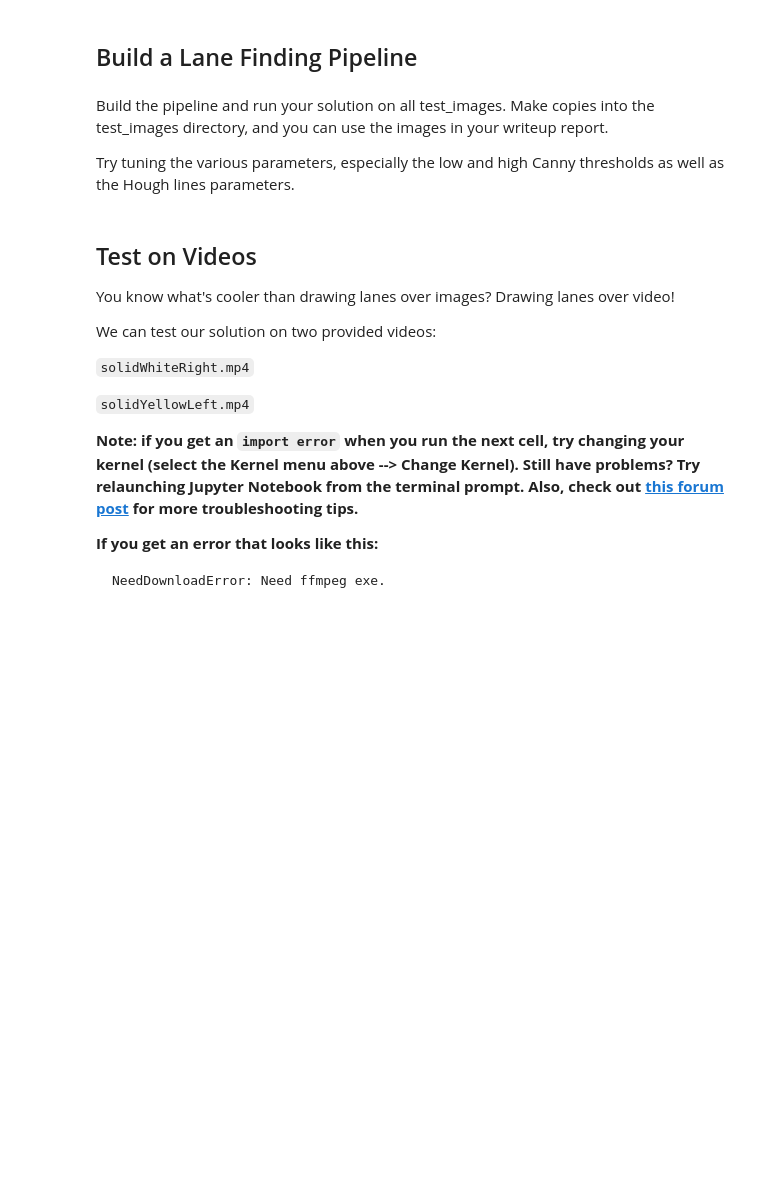
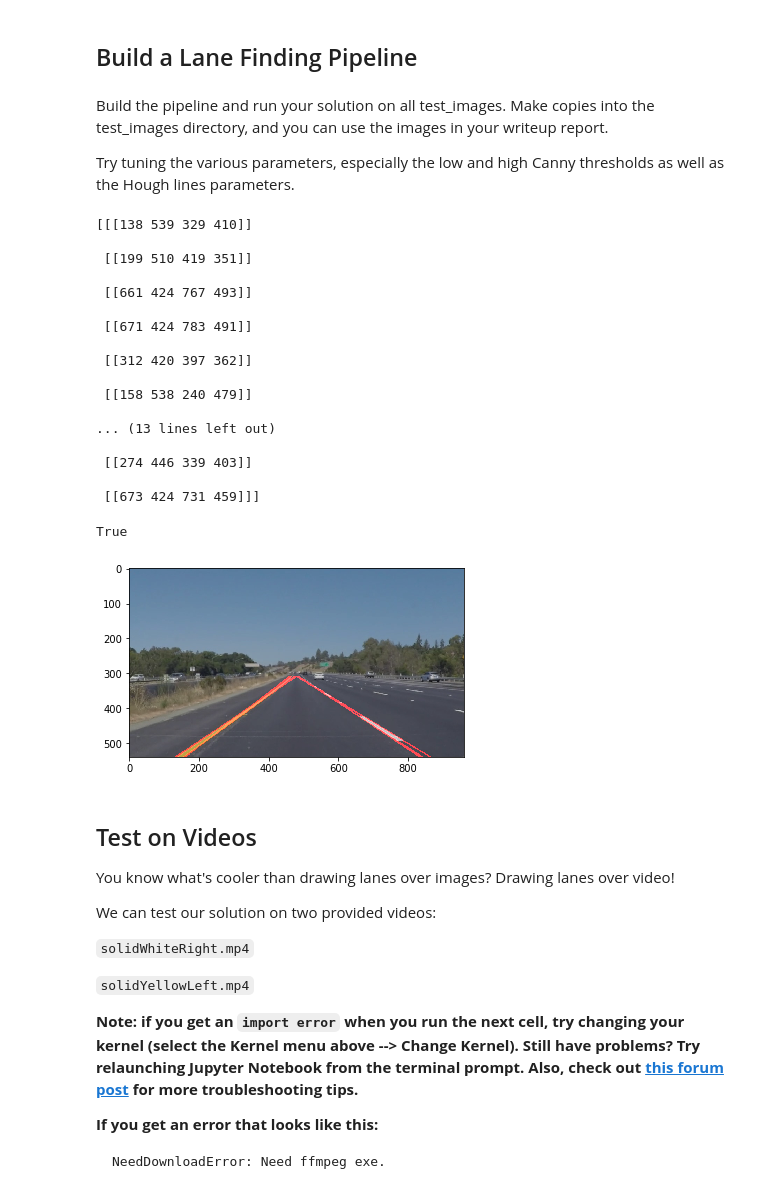
Before and after one commit to olpotkin/LaneLinesDetector-P1, a Jupyter notebook: P1.ipynb, the cells around one changed output. Drawn from its saved outputs; the diff is of its cells as text; code cells hidden in the pictures; blank space fills up the shorter version.

Commit message:
Add x-axis extrapolation for lines (pictures module)

```diff
--- a/P1.ipynb
+++ b/P1.ipynb
@@ -236,9 +236,19 @@ def hough_lines(img, rho, theta, threshold, min_line_len, max_line_gap):
 
 # Draws `lines` with `color` and `thickness`
 def draw_lines(img, lines, color=[255, 0, 0], thickness=2):
+    print(lines)
+
     for line in lines:
         for x1,y1,x2,y2 in line:
-            cv2.line(img, (x1, y1), (x2, y2), color, thickness)
+            # X-EXTRAPOLATION:
+            # x = x1 + ((y-y1)*(x2-x1))/(y2-y1)
+            y_btm = img.shape[0]
+            x_btm = int(x1 + ((y_btm-y1)*(x2-x1))/(y2-y1))
+            y_top = 310
+            x_top = int(x1 + ((y_top-y1)*(x2-x1))/(y2-y1))
+
+            #cv2.line(img, (x1, y1), (x2, y2), color, thickness)
+            cv2.line(img, (x_btm, y_btm), (x_top, y_top), color, thickness)
 
 # The result image is computed as follows:
 # initial_img * α + img * β + λ
@@ -255,7 +265,7 @@ def weighted_img(img, initial_img, alpha=0.8, beta=1., gamma=0.):
 # whiteCarLaneSwitch.jpg
 
 # 1. Reading in an image
-image = mpimg.imread('test_images/solidWhiteCurve.jpg')
+image = mpimg.imread('test_images/solidYellowLeft.jpg')
 
 # 2. Apply grayscale transform
 gray_image = grayscale(image)
@@ -267,34 +277,54 @@ blur_gray_image = gaussian_blur(gray_image, kernel_size)
 plt.imshow(blur_gray_image, cmap='gray')
 
 # 4. Define our parameters for Canny and apply
 low_threshold = 50
 high_threshold = 160
 canny_image = canny(blur_gray_image, low_threshold, 160)
 plt.imshow(canny_image, cmap='gray')
 
 # 5. Define image mask (polygon of interest)
 imshape = image.shape
-vertices = np.array([[(50, imshape[0]), (480, 310), (490, 310), (imshape[1], imshape[0])]], dtype=np.int32)
+vertices = np.array([[(50, imshape[0]), (480, 320), (490, 320), (imshape[1], imshape[0])]], dtype=np.int32)
 masked_image = region_of_interest(canny_image, vertices)
 plt.imshow(masked_image, cmap='gray')
 
 # 6.1 Define the Hough transform parameters
 rho = 2                # distance resolution in pixels of the Hough grid
 theta = np.pi/180      # angular resolution in radians of the Hough grid
 threshold = 30         # minimum number of votes (intersections in Hough grid cell)
 min_line_length = 20   # minimum number of pixels making up a line
 max_line_gap = 20      # maximum gap in pixels between connectable line segments
 # 6.2 Run Hough on edge detected image
 line_img = hough_lines(masked_image, rho, theta, threshold, min_line_length, max_line_gap)
 plt.imshow(line_img)
 
 # 7. Get result image
 result_image = weighted_img(line_img, image)
 plt.imshow(result_image)
 
 # Save result image to file
 backtorgb = cv2.cvtColor(result_image, cv2.COLOR_BGR2RGB)
 cv2.imwrite("examples/result_image.jpg", backtorgb)
+# %% [output]
+[[[138 539 329 410]]
+
+ [[199 510 419 351]]
+
+ [[661 424 767 493]]
+
+ [[671 424 783 491]]
+
+ [[312 420 397 362]]
+
+ [[158 538 240 479]]
+
+... (13 lines left out)
+
+ [[274 446 339 403]]
+
+ [[673 424 731 459]]]
+True
+[figure, added]
 # %% [markdown]
 ## Test on Videos
 
```
